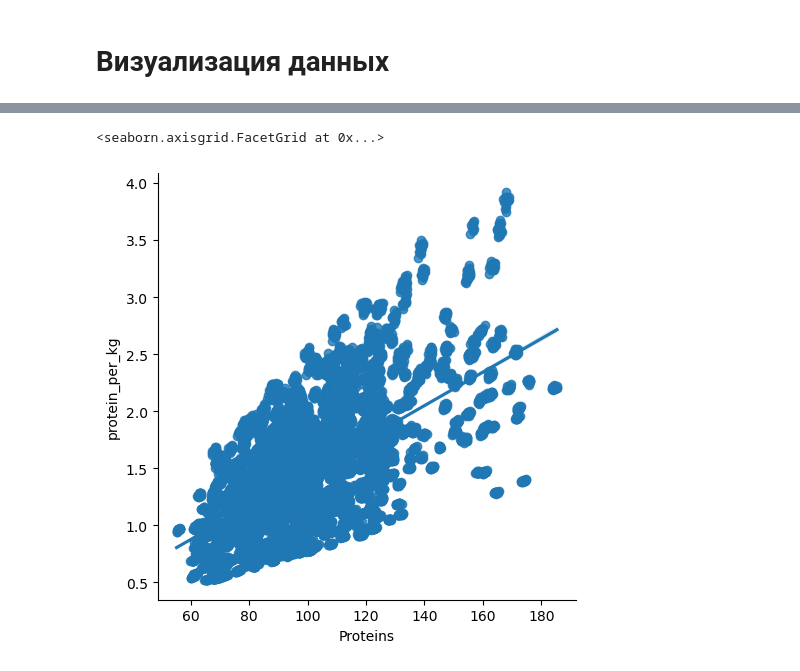
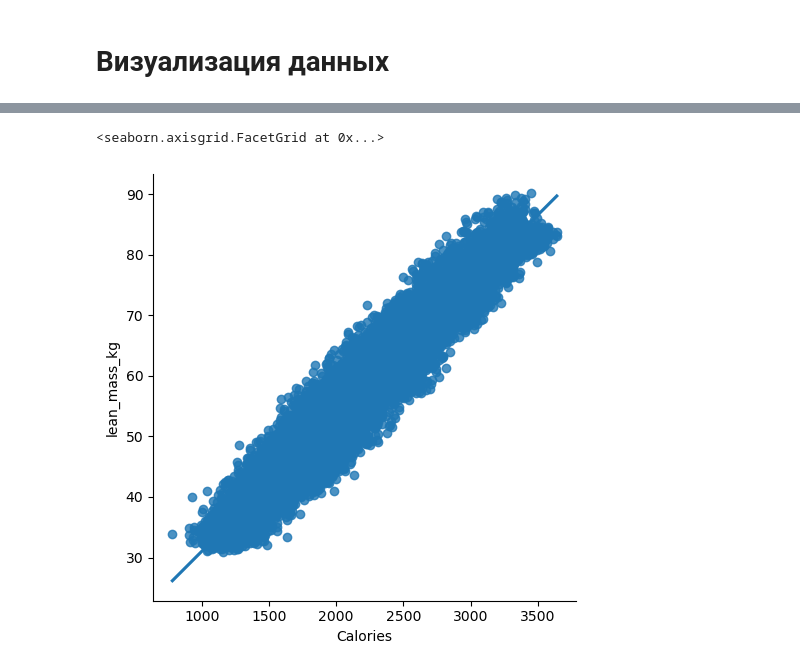
Before and after one commit to PinguinAdvokat/MLProf, a Jupyter notebook: проект1/Untitled.ipynb, the cells around one changed output, grey strips where cells are left out. Saved outputs shown, nothing was run; the diff lists cells and outputs as text; code cells hidden in the pictures.

```diff
--- a/проект1/Untitled.ipynb
+++ b/проект1/Untitled.ipynb
@@ -122,5 +91,5 @@ sb.lmplot(data=clean_df, x='Physical exercise', y='protein_per_kg')
-# %%
-sb.lmplot(data=clean_df, x='Proteins', y='protein_per_kg')
-# %% [output]
-<seaborn.axisgrid.FacetGrid at 0x...>
-[figure, removed]
+# %%
+sb.lmplot(data=clean_df, x='Calories', y='lean_mass_kg')
+# %% [output]
+<seaborn.axisgrid.FacetGrid at 0x...>
+[figure, added]
```
Also changed, not shown: parts of 17 cells of this notebook, 1 other file.
